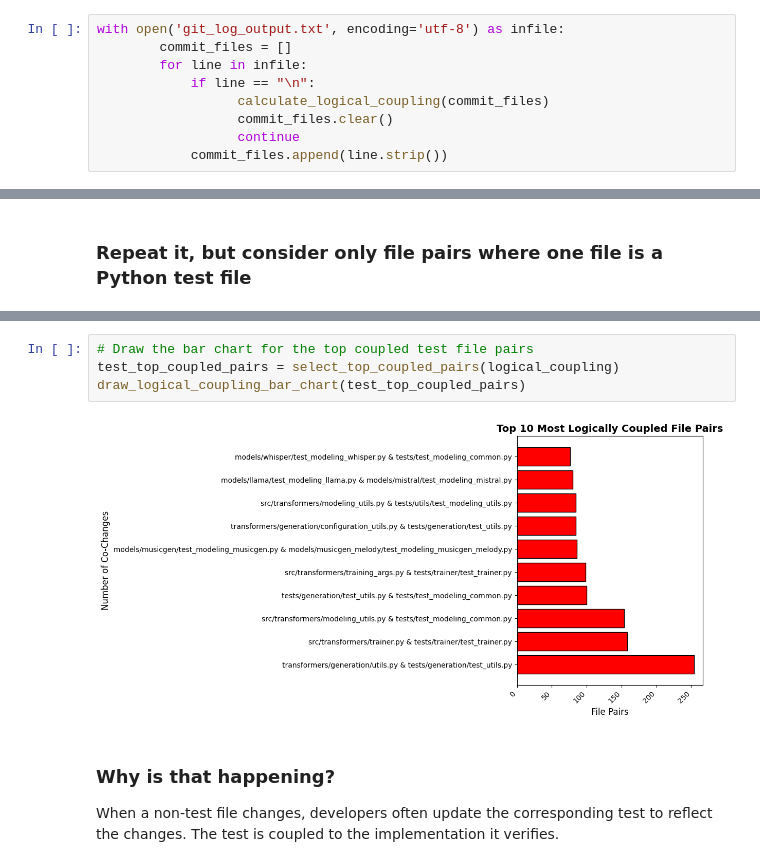
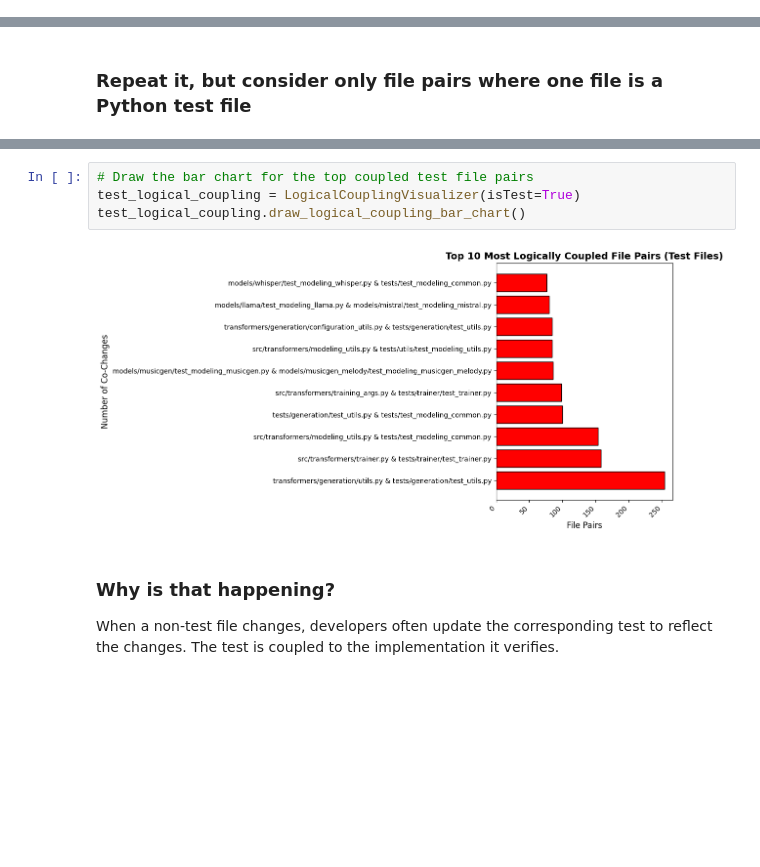
Before and after one commit to Cindylliu/FSS_Assignment_1, a Jupyter notebook: assignment.ipynb, the cells around one changed output, grey strips where cells are left out. Drawn from its saved outputs; the diff is of its cells as text; blank space fills up the shorter version.

Commit message:
implement the last two sections and refactor the code by creating the LogicalCouplingVisualizer class

```diff
--- a/assignment.ipynb
+++ b/assignment.ipynb
@@ -626,10 +610 @@ def calculate_logical_coupling(commit_files, isTest = False):
-# %%
-with open('git_log_output.txt', encoding='utf-8') as infile:
-        commit_files = []
-        for line in infile:
-            if line == "\n":
-                  calculate_logical_coupling(commit_files)
-                  commit_files.clear()
-                  continue
-            commit_files.append(line.strip())
 # %%
@@ -684,9 +688,9 @@ with open('git_log_output.txt', encoding='utf-8') as infile:
 # %%
 # Draw the bar chart for the top coupled test file pairs
-test_top_coupled_pairs = select_top_coupled_pairs(logical_coupling)
-draw_logical_coupling_bar_chart(test_top_coupled_pairs)
+test_logical_coupling = LogicalCouplingVisualizer(isTest=True)
+test_logical_coupling.draw_logical_coupling_bar_chart()
 # %% [output]
-[figure, old version]
+[figure, new version]
 # %% [markdown]
 ### Why is that happening?
 When a non-test file changes, developers often update the corresponding test to reflect the changes. The test is coupled to the implementation it verifies.
```
Also changed, not shown: parts of 11 cells of this notebook.
